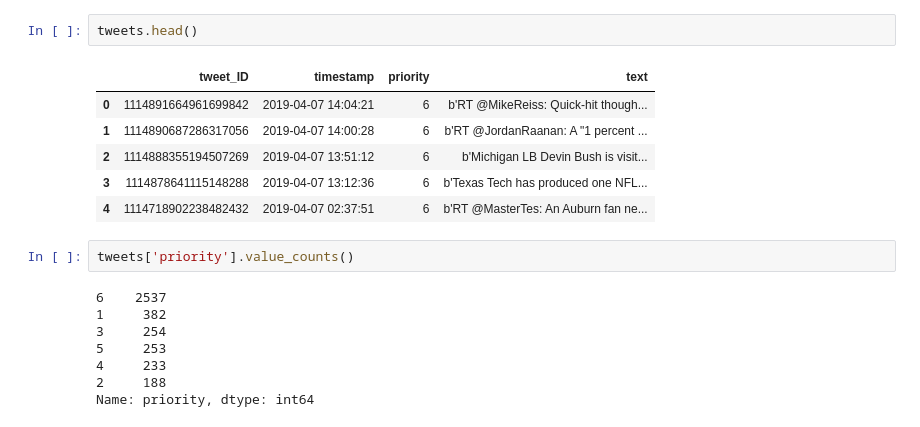
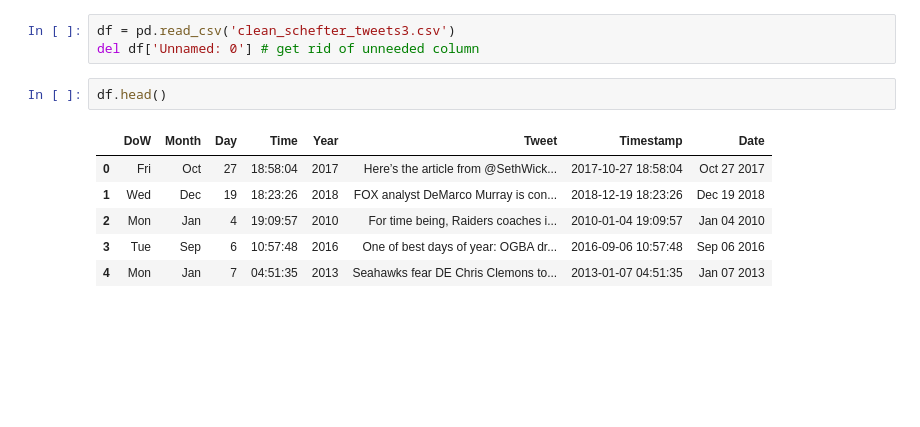
Before and after one commit to lelarson/Springboard, a Jupyter notebook: CP1 Data Story.ipynb, the cells around one changed output. Saved outputs shown, nothing was run; the diff lists cells and outputs as text; blank space fills up the shorter version.

```diff
--- a/CP1 Data Story.ipynb
+++ b/CP1 Data Story.ipynb
@@ -34,19 +55,12 @@ tweets = pd.read_csv('schefter_tweets_April.csv')
+# %%
+df = pd.read_csv('clean_schefter_tweets3.csv')
+del df['Unnamed: 0'] # get rid of unneeded column
 # %%
-tweets.head()
+df.head()
 # %% [output]
-|  | tweet_ID | timestamp | priority | text |
-| 0 | 1114891664961699842 | 2019-04-07 14:04:21 | 6 | b'RT @MikeReiss: Quick-hit though... |
-| 1 | 1114890687286317056 | 2019-04-07 14:00:28 | 6 | b'RT @JordanRaanan: A "1 percent ... |
-| 2 | 1114888355194507269 | 2019-04-07 13:51:12 | 6 | b'Michigan LB Devin Bush is visit... |
-| 3 | 1114878641115148288 | 2019-04-07 13:12:36 | 6 | b'Texas Tech has produced one NFL... |
-| 4 | 1114718902238482432 | 2019-04-07 02:37:51 | 6 | b'RT @MasterTes: An Auburn fan ne... |
+|  | DoW | Month | Day | Time | Year | Tweet | Timestamp | Date |
+| 0 | Fri | Oct | 27 | 18:58:04 | 2017 | Here’s the article from @SethWick... | 2017-10-27 18:58:04 | Oct 27 2017 |
+| 1 | Wed | Dec | 19 | 18:23:26 | 2018 | FOX analyst DeMarco Murray is con... | 2018-12-19 18:23:26 | Dec 19 2018 |
+| 2 | Mon | Jan | 4 | 19:09:57 | 2010 | For time being, Raiders coaches i... | 2010-01-04 19:09:57 | Jan 04 2010 |
+| 3 | Tue | Sep | 6 | 10:57:48 | 2016 | One of best days of year: OGBA dr... | 2016-09-06 10:57:48 | Sep 06 2016 |
+| 4 | Mon | Jan | 7 | 04:51:35 | 2013 | Seahawks fear DE Chris Clemons to... | 2013-01-07 04:51:35 | Jan 07 2013 |
-# %%
-tweets['priority'].value_counts()
-# %% [output]
-6    2537
-1     382
-3     254
-5     253
-4     233
-2     188
-Name: priority, dtype: int64
```
Also changed, not shown: parts of 23 cells of this notebook.
